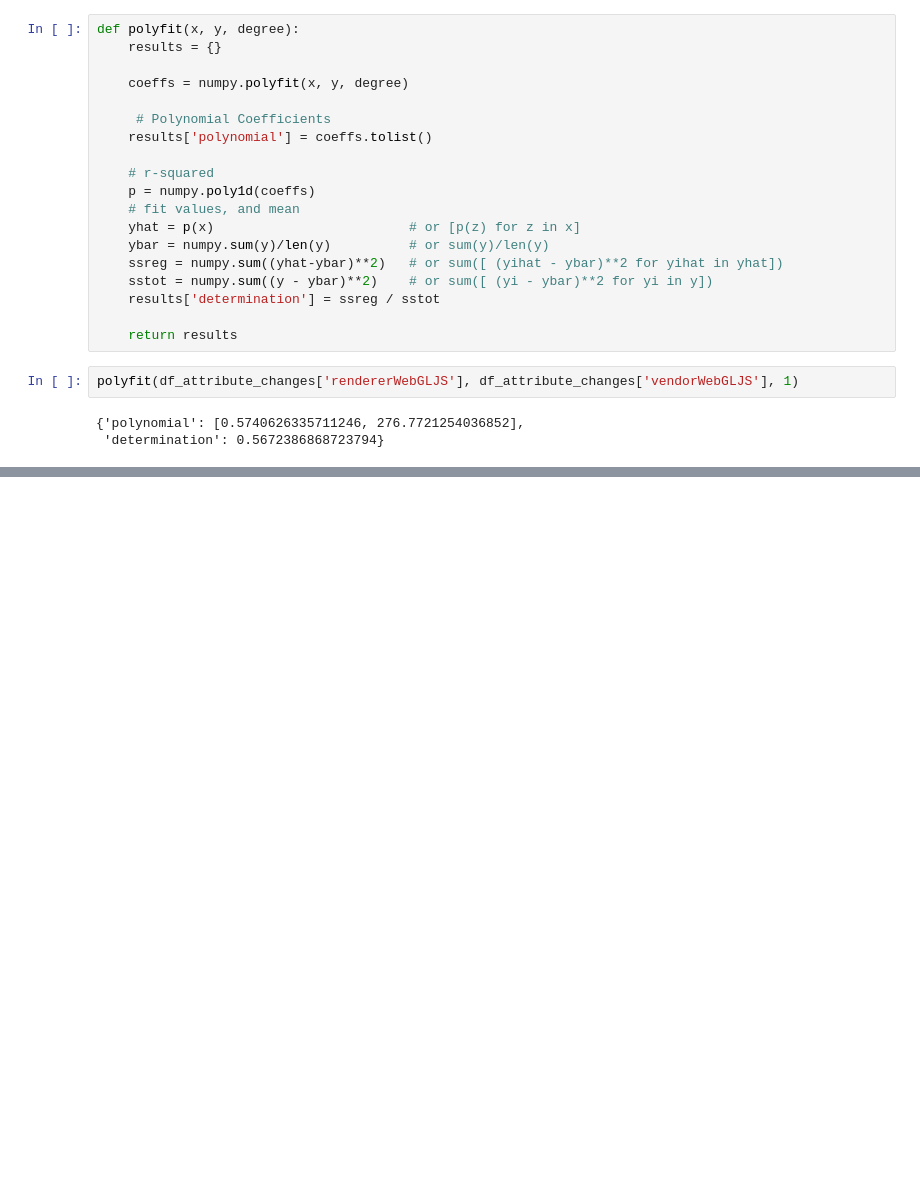
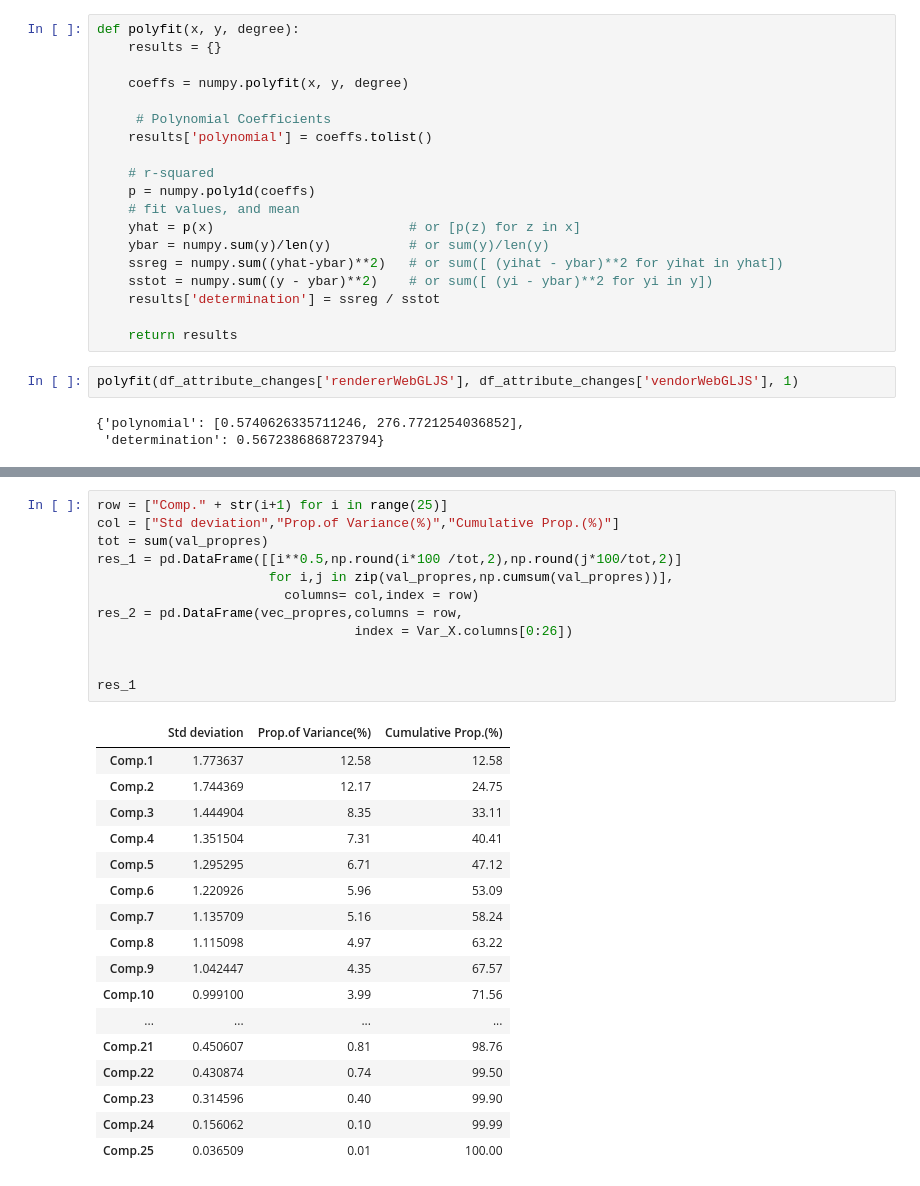
Before and after one commit to mGosset/BrowserFingerprint, a Jupyter notebook: notebooks/exploratory/analyse_empreintes.ipynb, the cells around one changed output, grey strips where cells are left out. Saved outputs shown, nothing was run; the diff lists cells and outputs as text; blank space fills up the shorter version.

```diff
--- a/notebooks/exploratory/analyse_empreintes.ipynb
+++ b/notebooks/exploratory/analyse_empreintes.ipynb
@@ -1096,0 +1238,30 @@ L
+# %%
+row = ["Comp." + str(i+1) for i in range(25)]
+col = ["Std deviation","Prop.of Variance(%)","Cumulative Prop.(%)"]
+tot = sum(val_propres)
+res_1 = pd.DataFrame([[i**0.5,np.round(i*100 /tot,2),np.round(j*100/tot,2)]
+                      for i,j in zip(val_propres,np.cumsum(val_propres))],
+                        columns= col,index = row)
+res_2 = pd.DataFrame(vec_propres,columns = row,
+                                 index = Var_X.columns[0:26])
+
+
+res_1
+# %% [output]
+|  | Std deviation | Prop.of Variance(%) | Cumulative Prop.(%) |
+| Comp.1 | 1.773637 | 12.58 | 12.58 |
+| Comp.2 | 1.744369 | 12.17 | 24.75 |
+| Comp.3 | 1.444904 | 8.35 | 33.11 |
+| Comp.4 | 1.351504 | 7.31 | 40.41 |
+| Comp.5 | 1.295295 | 6.71 | 47.12 |
+| Comp.6 | 1.220926 | 5.96 | 53.09 |
+| Comp.7 | 1.135709 | 5.16 | 58.24 |
+| Comp.8 | 1.115098 | 4.97 | 63.22 |
+| Comp.9 | 1.042447 | 4.35 | 67.57 |
+| Comp.10 | 0.999100 | 3.99 | 71.56 |
+| ... | ... | ... | ... |
+| Comp.21 | 0.450607 | 0.81 | 98.76 |
+| Comp.22 | 0.430874 | 0.74 | 99.50 |
+| Comp.23 | 0.314596 | 0.40 | 99.90 |
+| Comp.24 | 0.156062 | 0.10 | 99.99 |
+| Comp.25 | 0.036509 | 0.01 | 100.00 |
```
Also changed, not shown: parts of 12 cells of this notebook.
